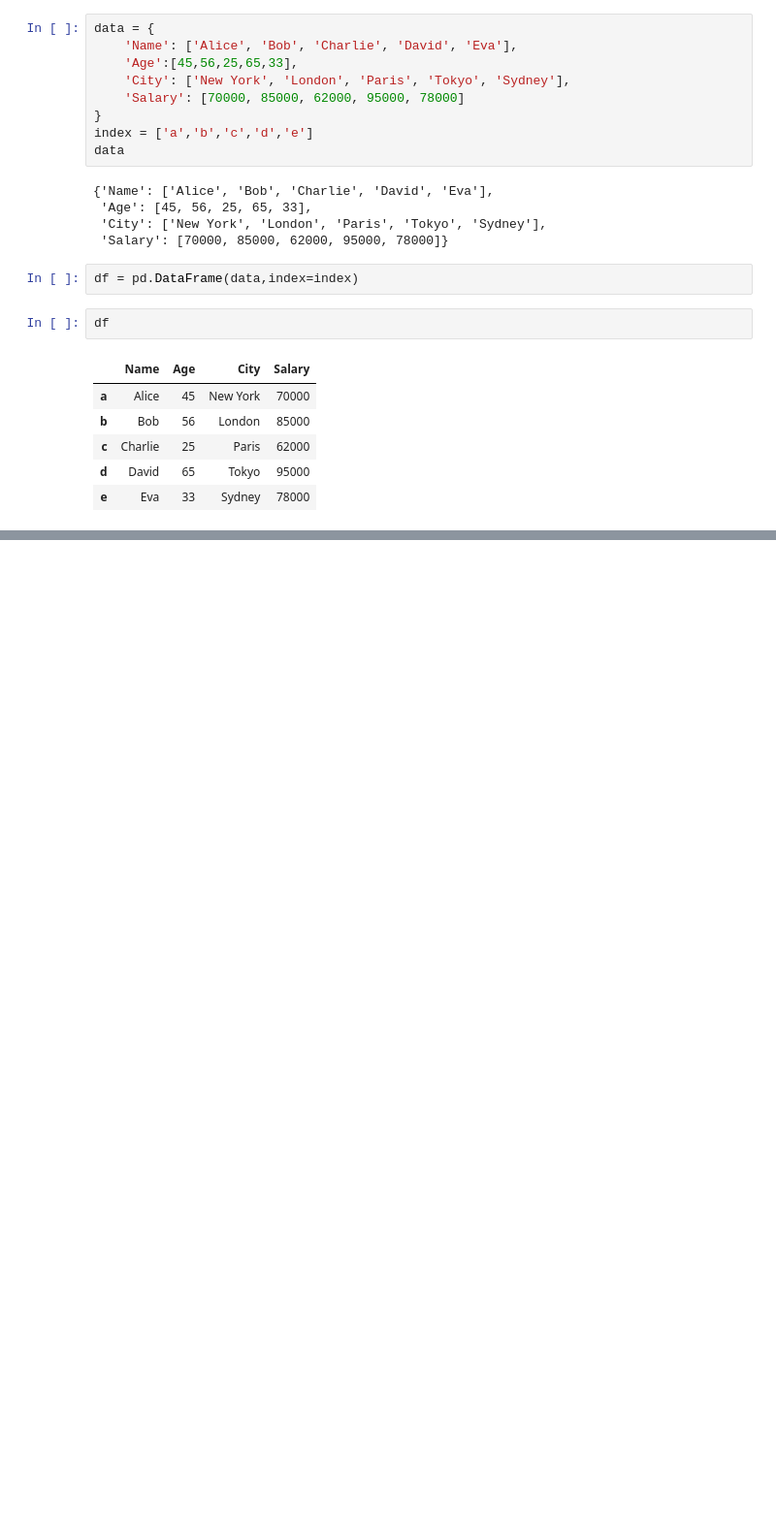
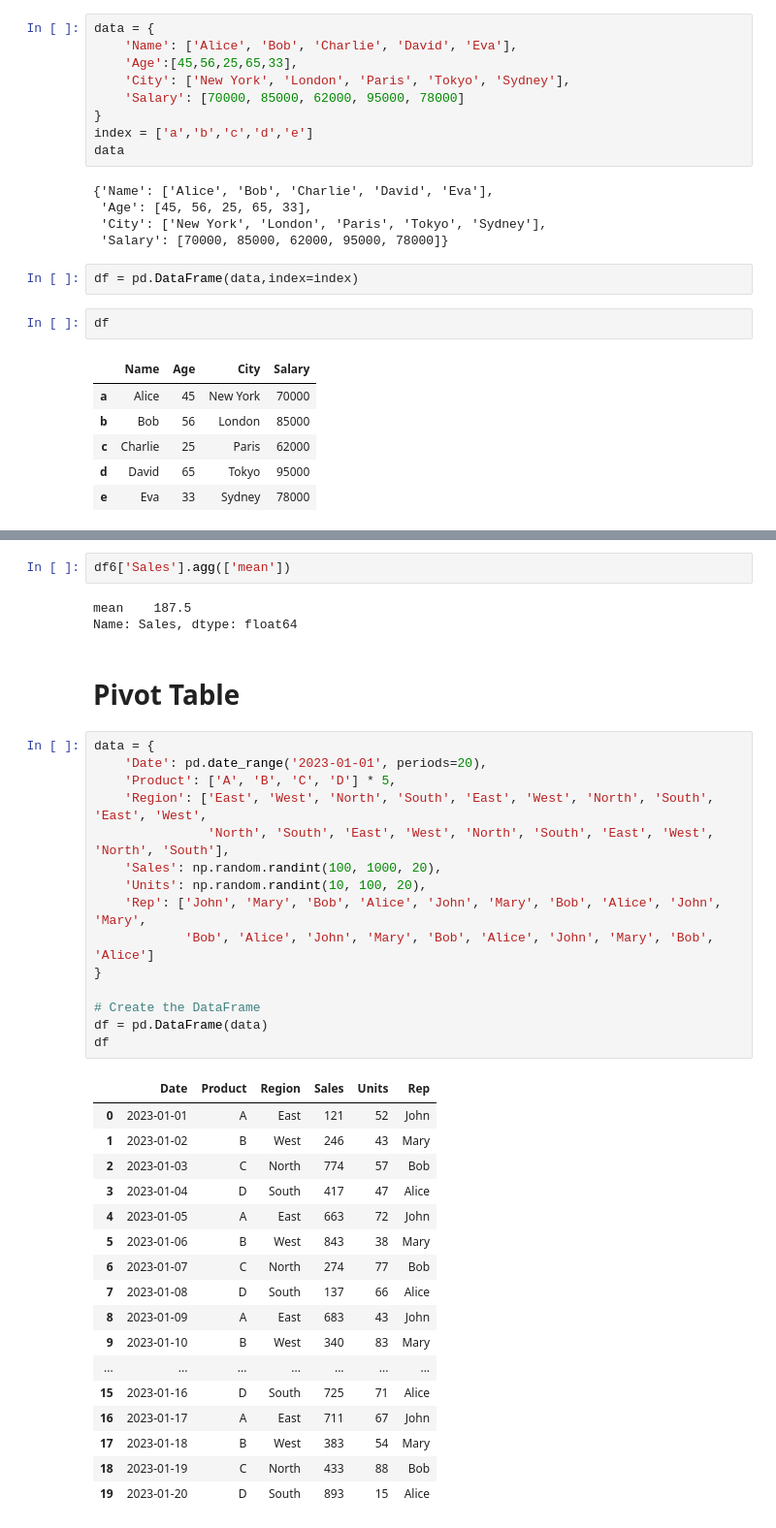
Before and after one commit to imagam18/AI, a Jupyter notebook: Machine learning/panda.ipynb, the cells around one changed output, grey strips where cells are left out. Shown at 97% size. Cells and saved outputs as stored; diff of their text form; blank space fills up the shorter version.

```diff
--- a/Machine learning/panda.ipynb
+++ b/Machine learning/panda.ipynb
@@ -108,0 +485,40 @@ df2 = df2.drop("Designation",axis=1)
+# %%
+df6['Sales'].agg(['mean'])
+# %% [output]
+mean    187.5
+Name: Sales, dtype: float64
+# %% [markdown]
+# Pivot Table
+# %%
+data = {
+    'Date': pd.date_range('2023-01-01', periods=20),
+    'Product': ['A', 'B', 'C', 'D'] * 5,
+    'Region': ['East', 'West', 'North', 'South', 'East', 'West', 'North', 'South', 'East', 'West',
+               'North', 'South', 'East', 'West', 'North', 'South', 'East', 'West', 'North', 'South'],
+    'Sales': np.random.randint(100, 1000, 20),
+    'Units': np.random.randint(10, 100, 20),
+    'Rep': ['John', 'Mary', 'Bob', 'Alice', 'John', 'Mary', 'Bob', 'Alice', 'John', 'Mary',
+            'Bob', 'Alice', 'John', 'Mary', 'Bob', 'Alice', 'John', 'Mary', 'Bob', 'Alice']
+}
+
+# Create the DataFrame
+df = pd.DataFrame(data)
+df
+# %% [output]
+|  | Date | Product | Region | Sales | Units | Rep |
+| 0 | 2023-01-01 | A | East | 121 | 52 | John |
+| 1 | 2023-01-02 | B | West | 246 | 43 | Mary |
+| 2 | 2023-01-03 | C | North | 774 | 57 | Bob |
+| 3 | 2023-01-04 | D | South | 417 | 47 | Alice |
+| 4 | 2023-01-05 | A | East | 663 | 72 | John |
+| 5 | 2023-01-06 | B | West | 843 | 38 | Mary |
+| 6 | 2023-01-07 | C | North | 274 | 77 | Bob |
+| 7 | 2023-01-08 | D | South | 137 | 66 | Alice |
+| 8 | 2023-01-09 | A | East | 683 | 43 | John |
+| 9 | 2023-01-10 | B | West | 340 | 83 | Mary |
+| ... | ... | ... | ... | ... | ... | ... |
+| 15 | 2023-01-16 | D | South | 725 | 71 | Alice |
+| 16 | 2023-01-17 | A | East | 711 | 67 | John |
+| 17 | 2023-01-18 | B | West | 383 | 54 | Mary |
+| 18 | 2023-01-19 | C | North | 433 | 88 | Bob |
+| 19 | 2023-01-20 | D | South | 893 | 15 | Alice |
```
Also changed, not shown: parts of 56 cells of this notebook, 1 other file.
